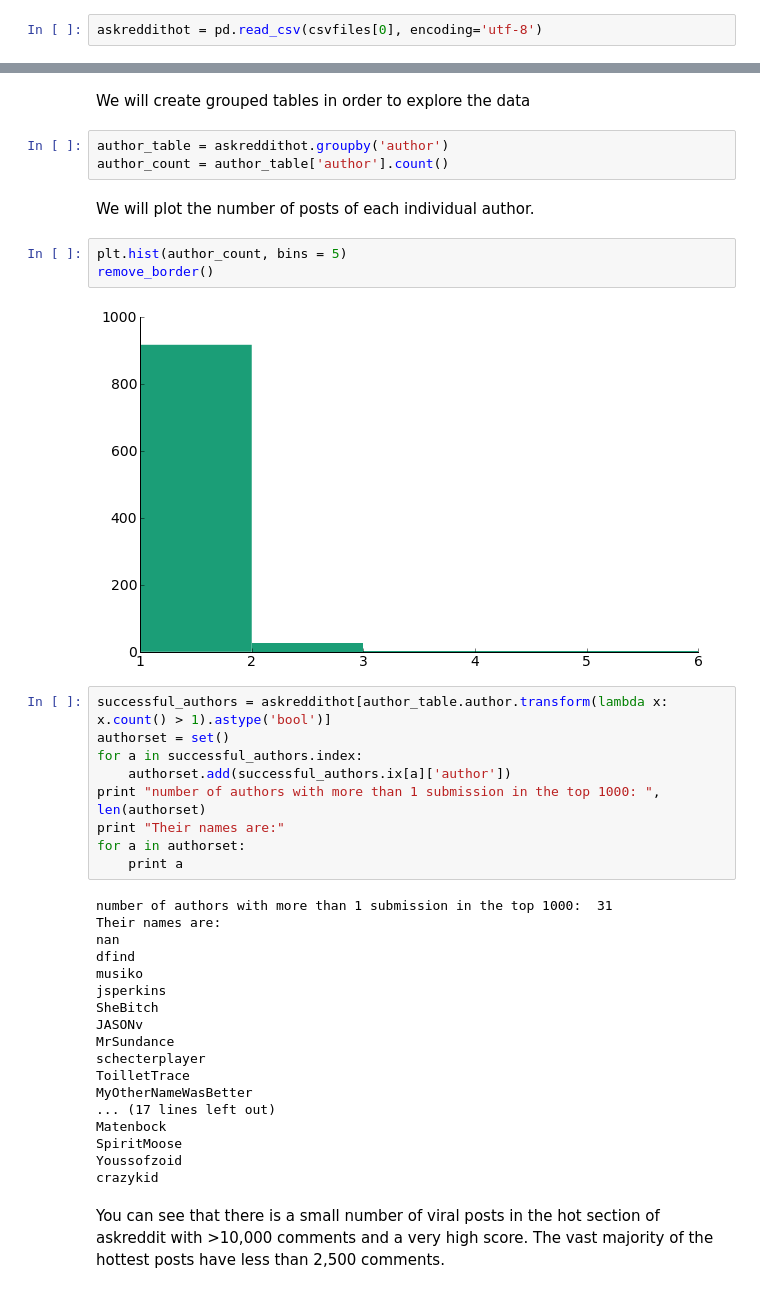
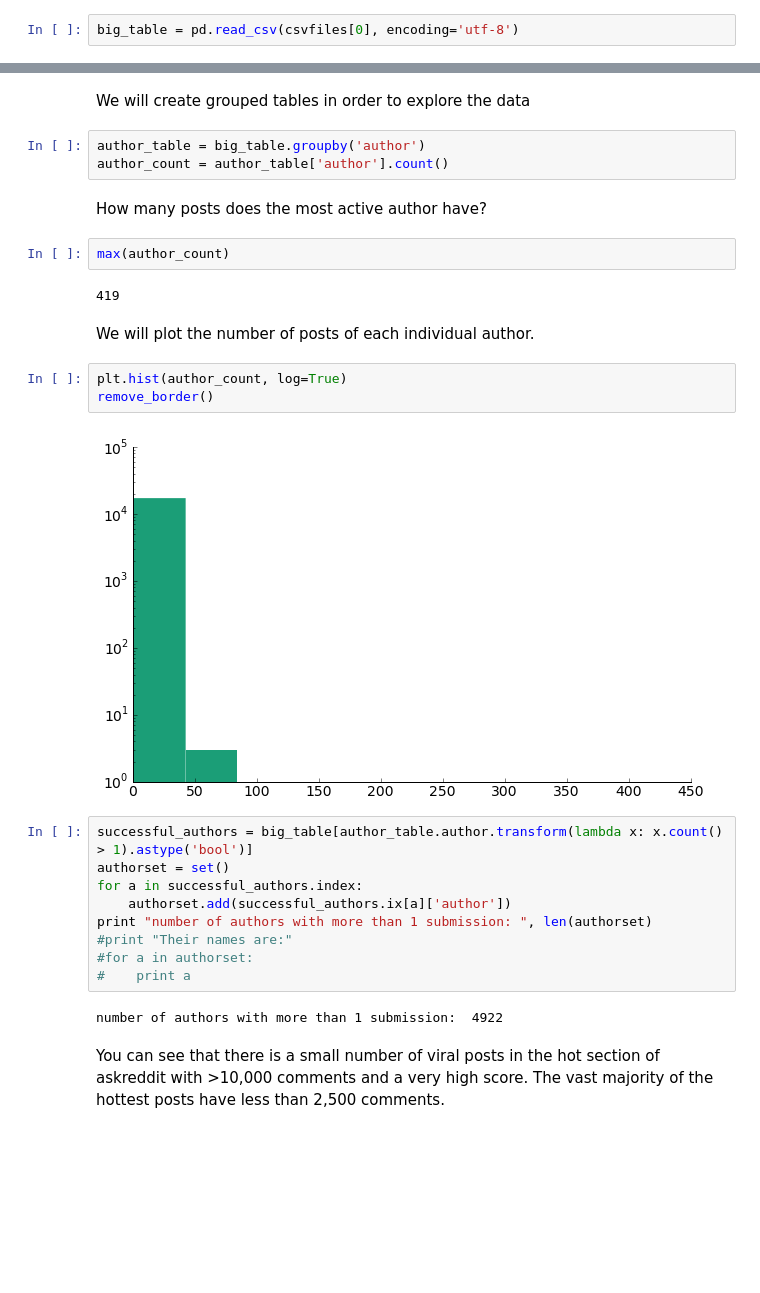
Before and after one commit to jaysayre/preddicted, a Jupyter notebook: datavisualization.ipynb, the cells around one changed output, grey strips where cells are left out. Cells and saved outputs as stored; diff of their text form; blank space fills up the shorter version.

```diff
--- a/datavisualization.ipynb
+++ b/datavisualization.ipynb
@@ -67,5 +67,5 @@ path, dirs, files = os.walk(file_dir).next()
 csvfiles = [file_dir + i for i in files if ".csv" in i ] #Builds a list with .csv files
 csvfiles.sort()
 # %%
-askreddithot = pd.read_csv(csvfiles[0], encoding='utf-8')
+big_table = pd.read_csv(csvfiles[0], encoding='utf-8')
 # %%
@@ -75,42 +75,32 @@ Number of distinct authors:  947
 # %% [markdown]
 We will create grouped tables in order to explore the data
 # %%
-author_table = askreddithot.groupby('author')
+author_table = big_table.groupby('author')
 author_count = author_table['author'].count()
+# %% [markdown]
+How many posts does the most active author have?
+# %%
+max(author_count)
+# %% [output]
+419
 # %% [markdown]
 We will plot the number of posts of each individual author.
 # %%
-plt.hist(author_count, bins = 5)
+plt.hist(author_count, log=True)
 remove_border()
 # %% [output]
-[figure, old version]
+[figure, new version]
 # %%
-successful_authors = askreddithot[author_table.author.transform(lambda x: x.count() > 1).astype('bool')]
+successful_authors = big_table[author_table.author.transform(lambda x: x.count() > 1).astype('bool')]
 authorset = set()
 for a in successful_authors.index:
     authorset.add(successful_authors.ix[a]['author'])
-print "number of authors with more than 1 submission in the top 1000: ", len(authorset)
-print "Their names are:"
-for a in authorset:
-    print a
+print "number of authors with more than 1 submission: ", len(authorset)
+#print "Their names are:"
+#for a in authorset:
+#    print a
 # %% [output]
-number of authors with more than 1 submission in the top 1000:  31
-Their names are:
-nan
-dfind
-musiko
-jsperkins
-SheBitch
-JASONv
-MrSundance
-schecterplayer
-ToilletTrace
-MyOtherNameWasBetter
-... (17 lines left out)
-Matenbock
-SpiritMoose
-Youssofzoid
-crazykid
+number of authors with more than 1 submission:  4922
 # %% [markdown]
 You can see that there is a small number of viral posts in the hot section of askreddit with >10,000 comments and a very high score. The vast majority of the hottest posts have less than 2,500 comments.
 # %%
```
Also changed, not shown: parts of 6 cells of this notebook.
